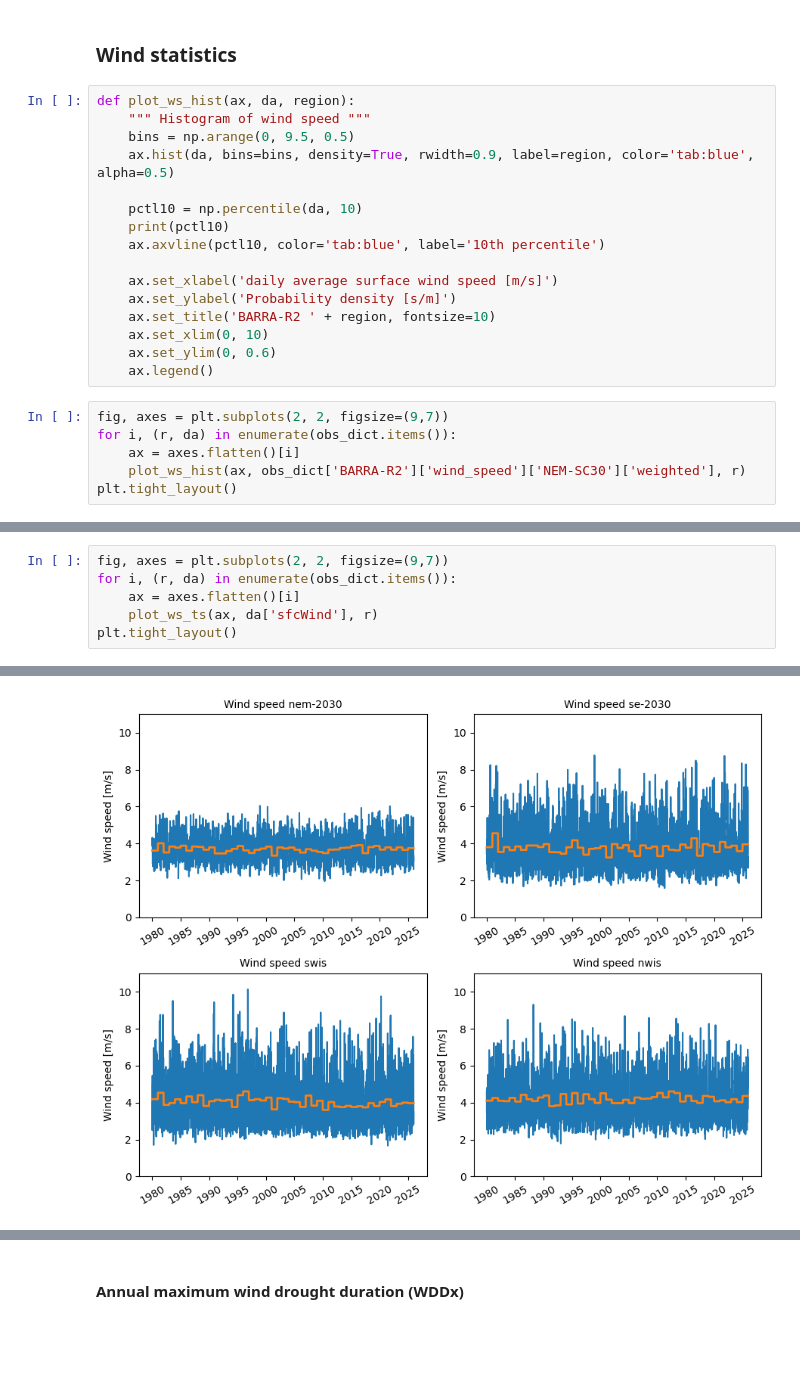
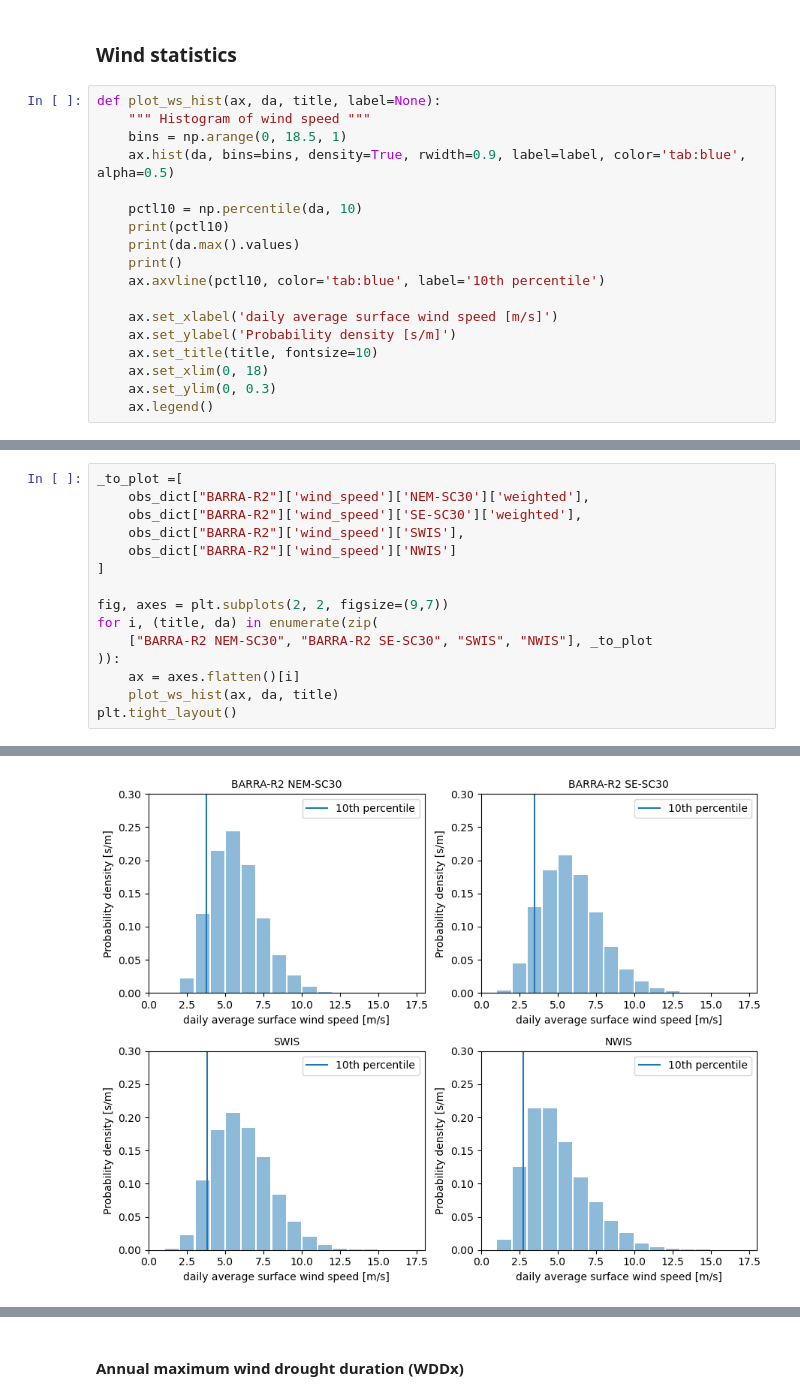
Before and after one commit to dougrichardson/wind_drought, a Jupyter notebook: notebooks/wind_analysis.ipynb, the cells around one changed output, grey strips where cells are left out. Saved outputs shown, nothing was run; the diff lists cells and outputs as text; blank space fills up the shorter version.

Commit message:
Add histograms

```diff
--- a/notebooks/wind_analysis.ipynb
+++ b/notebooks/wind_analysis.ipynb
@@ -292,24 +294,20 @@ for i, (r, s, a) in enumerate(zip(
 # %% [markdown]
 ### Wind statistics
 # %%
-def plot_ws_hist(ax, da, region):
+def plot_ws_hist(ax, da, title, label=None):
     """ Histogram of wind speed """
-    bins = np.arange(0, 9.5, 0.5)
-    ax.hist(da, bins=bins, density=True, rwidth=0.9, label=region, color='tab:blue', alpha=0.5)
+    bins = np.arange(0, 18.5, 1)
+    ax.hist(da, bins=bins, density=True, rwidth=0.9, label=label, color='tab:blue', alpha=0.5)
 
     pctl10 = np.percentile(da, 10)
     print(pctl10)
+    print(da.max().values)
+    print()
     ax.axvline(pctl10, color='tab:blue', label='10th percentile')
 
     ax.set_xlabel('daily average surface wind speed [m/s]')
     ax.set_ylabel('Probability density [s/m]')
-    ax.set_title('BARRA-R2 ' + region, fontsize=10)
-    ax.set_xlim(0, 10)
-    ax.set_ylim(0, 0.6)
+    ax.set_title(title, fontsize=10)
+    ax.set_xlim(0, 18)
+    ax.set_ylim(0, 0.3)
     ax.legend()
-# %%
-fig, axes = plt.subplots(2, 2, figsize=(9,7))
-for i, (r, da) in enumerate(obs_dict.items()):
-    ax = axes.flatten()[i]
-    plot_ws_hist(ax, obs_dict['BARRA-R2']['wind_speed']['NEM-SC30']['weighted'], r)
-plt.tight_layout()
@@ -363,7 +314,16 @@ def plot_ws_ts(ax, da, region):
 # %%
+_to_plot =[
+    obs_dict["BARRA-R2"]['wind_speed']['NEM-SC30']['weighted'],
+    obs_dict["BARRA-R2"]['wind_speed']['SE-SC30']['weighted'],
+    obs_dict["BARRA-R2"]['wind_speed']['SWIS'],
+    obs_dict["BARRA-R2"]['wind_speed']['NWIS']
+]
+
 fig, axes = plt.subplots(2, 2, figsize=(9,7))
-for i, (r, da) in enumerate(obs_dict.items()):
+for i, (title, da) in enumerate(zip(
+    ["BARRA-R2 NEM-SC30", "BARRA-R2 SE-SC30", "SWIS", "NWIS"], _to_plot
+)):
     ax = axes.flatten()[i]
-    plot_ws_ts(ax, da['sfcWind'], r)
+    plot_ws_hist(ax, da, title)
 plt.tight_layout()
 # %% [output]
@@ -370 +341 @@ plt.tight_layout()
-[figure, old version]
+[figure, new version]
```
Also changed, not shown: parts of 105 cells of this notebook, 1 other file.
